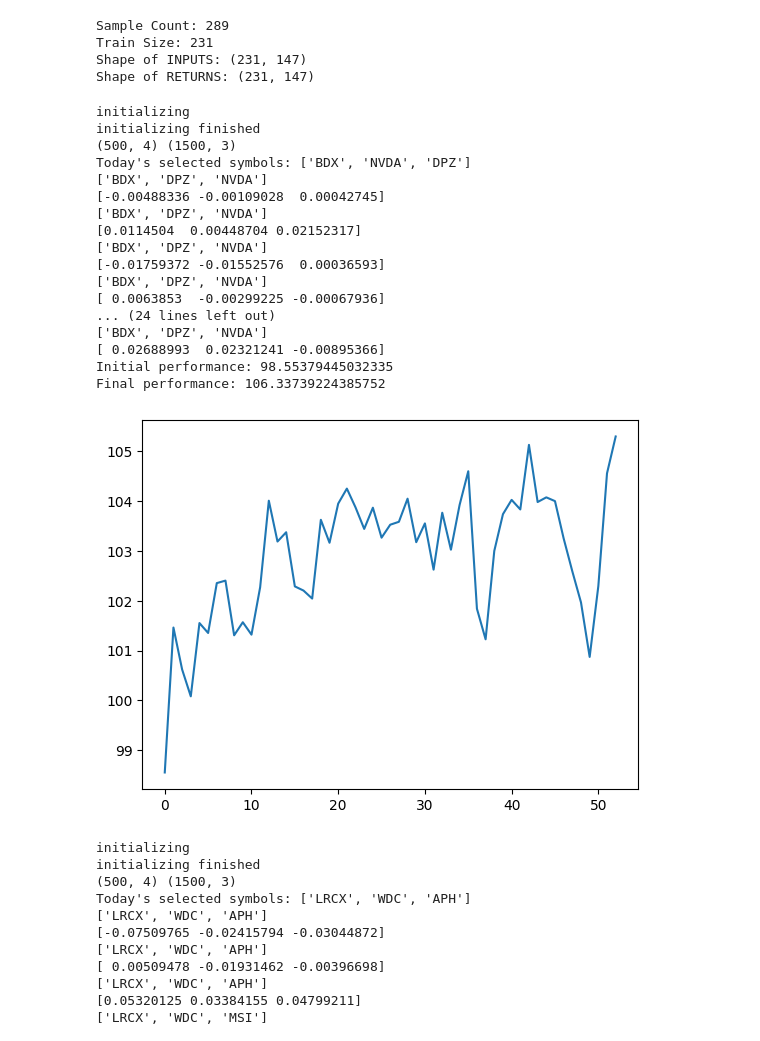
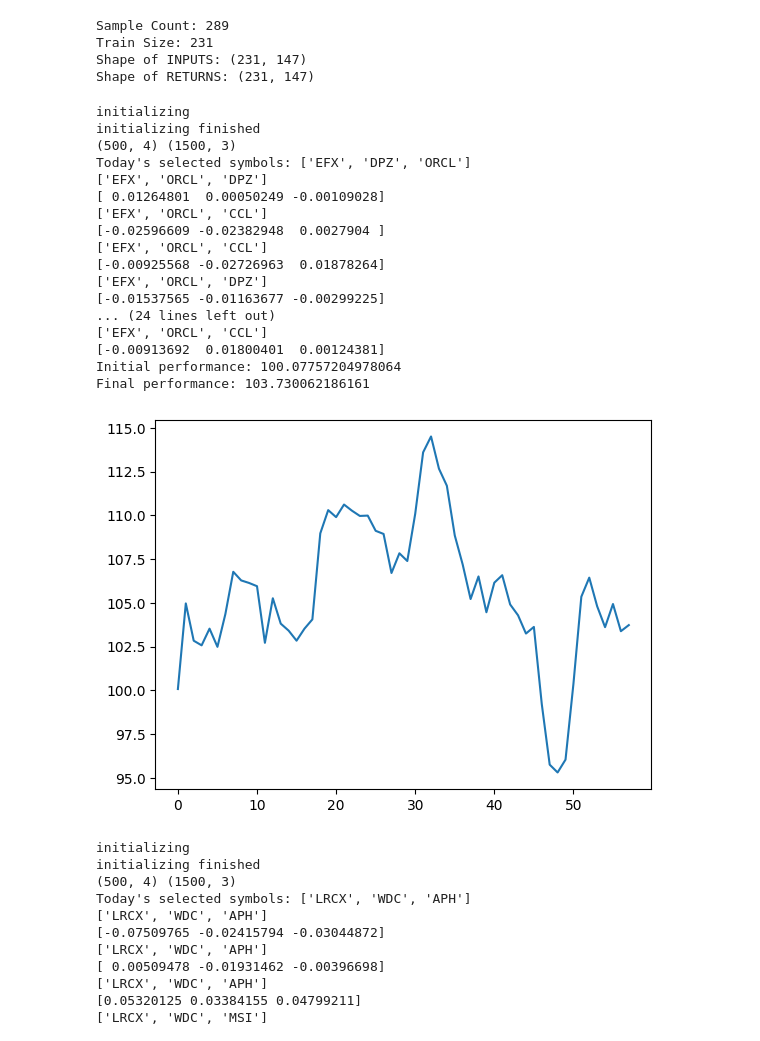
Before and after one commit to nickwilliamsdev/treetrader, a Jupyter notebook: tensorneat_ranknet.ipynb, the cells around one changed output. Drawn from its saved outputs; the diff is of its cells as text; code cells hidden in the pictures.

```diff
--- a/tensorneat_ranknet.ipynb
+++ b/tensorneat_ranknet.ipynb
@@ -182,9 +182,10 @@ from tensorneat.problem.base import BaseProblem
 import tensorneat.algorithm.neat as neat_algorithm
 import matplotlib.pyplot as plt
 import random
+from .utils.neat_trading_problem import TradingProblemBase
 EPISODE_LEN = 34
 
-class TradingProblemTopK(BaseProblem):
+class TradingProblemTopK(TradingProblemBase):
   jitable = True
   episode_len = EPISODE_LEN
   pop_size = 100
@@ -203,7 +204,7 @@ class TradingProblemTopK(BaseProblem):
   def output_shape(self):
     return (1,)
 
-  def evaluate(self, state, randkey, act_func, params, k=3):
+  def evaluate(self, state, randkey, act_func, params, epoch_start, k=3):
       # Get the network's outputs for all inputs
       actions = jax.vmap(act_func, in_axes=(None, None, 0))(state, params, INPUTS)
 
@@ -462,35 +463,35 @@ Shape of RETURNS: (231, 147)
 # %%
 # for testing lasted genome from genomes checkpoints
 import numpy as np
 state = pipeline.setup()
-best_path = "./model_archive/tensorneat_checkpoints/champs_topk/50.npz"
+best_path = "./model_archive/tensorneat_checkpoints/champs_topk/100.npz"
 best_genome = np.load(best_path)
 nodes = best_genome['nodes']
 conns = best_genome['conns']
 nodes_j = jnp.array(nodes)
 conns_j = jnp.array(conns)
 print(nodes.shape, conns.shape)
 # show result
 pipeline.show(state, (nodes_j, conns_j))
 # %% [output]
 initializing
 initializing finished
 (500, 4) (1500, 3)
-Today's selected symbols: ['BDX', 'NVDA', 'DPZ']
-['BDX', 'DPZ', 'NVDA']
-[-0.00488336 -0.00109028  0.00042745]
-['BDX', 'DPZ', 'NVDA']
-[0.0114504  0.00448704 0.02152317]
-['BDX', 'DPZ', 'NVDA']
-[-0.01759372 -0.01552576  0.00036593]
-['BDX', 'DPZ', 'NVDA']
-[ 0.0063853  -0.00299225 -0.00067936]
+Today's selected symbols: ['EFX', 'DPZ', 'ORCL']
+['EFX', 'ORCL', 'DPZ']
+[ 0.01264801  0.00050249 -0.00109028]
+['EFX', 'ORCL', 'CCL']
+[-0.02596609 -0.02382948  0.0027904 ]
+['EFX', 'ORCL', 'CCL']
+[-0.00925568 -0.02726963  0.01878264]
+['EFX', 'ORCL', 'DPZ']
+[-0.01537565 -0.01163677 -0.00299225]
 ... (24 lines left out)
-['BDX', 'DPZ', 'NVDA']
-[ 0.02688993  0.02321241 -0.00895366]
-Initial performance: 98.55379445032335
-Final performance: 106.33739224385752
+['EFX', 'ORCL', 'CCL']
+[-0.00913692  0.01800401  0.00124381]
+Initial performance: 100.07757204978064
+Final performance: 103.730062186161
-[figure, old version]
+[figure, new version]
 # %%
 import numpy as np
 topk_champs = os.listdir("./model_archive/tensorneat_checkpoints/champs_topk/")
```
Also changed, not shown: parts of 1 cell of this notebook, 2 other files.
